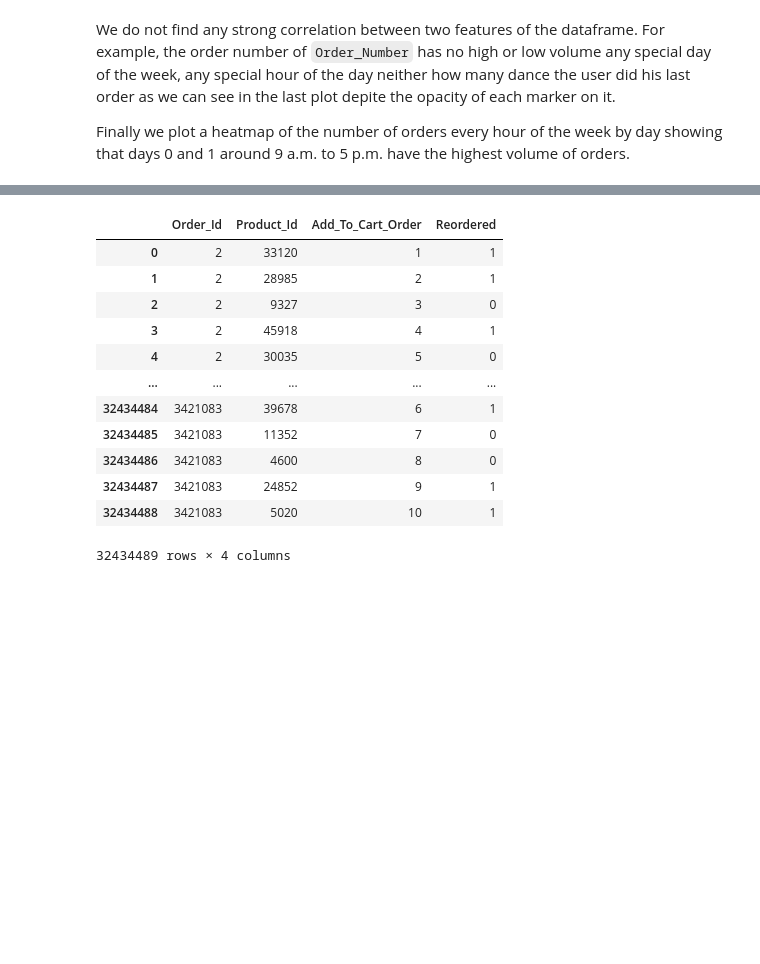
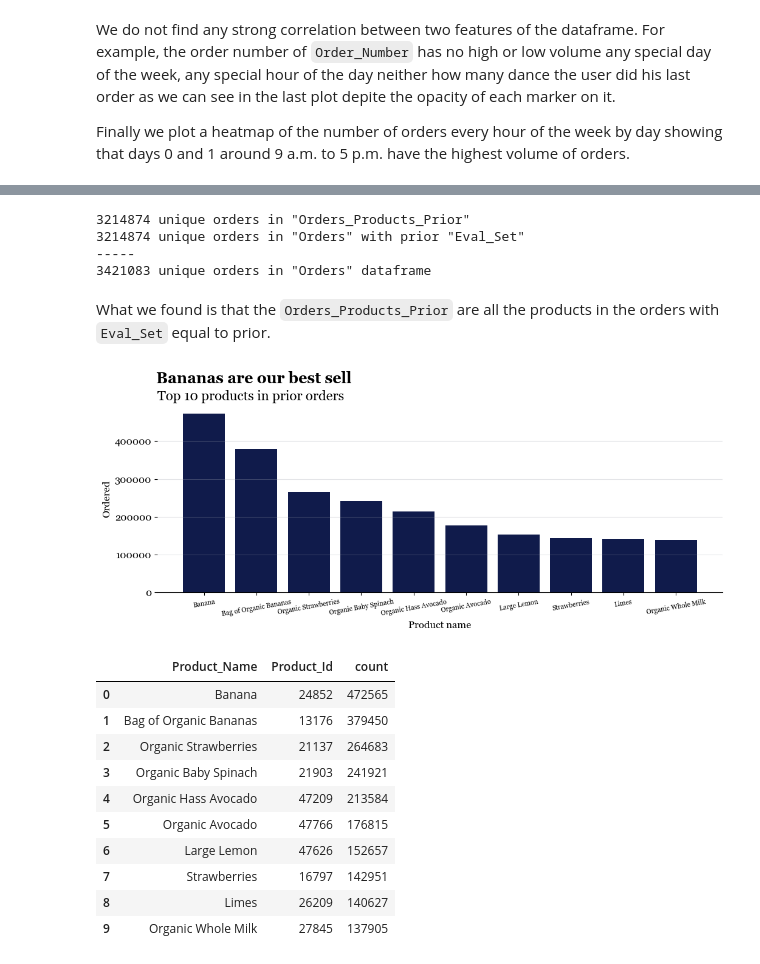
Before and after one commit to juanramosdataexpert/InstacartMarketBasketAnalysis, a Jupyter notebook: Notebooks/EDA.ipynb, the cells around one changed output, grey strips where cells are left out. Drawn from its saved outputs; the diff is of its cells as text; code cells hidden in the pictures; blank space fills up the shorter version.

Commit message:
Individual dataframe analysis

```diff
--- a/Notebooks/EDA.ipynb
+++ b/Notebooks/EDA.ipynb
@@ -476,16 +479,61 @@ dict_keys(['aisles', 'departments', 'order_products__train', 'products', 'sample
-# %%
-dfs['orders_products_prior']
-# %% [output]
-|  | Order_Id | Product_Id | Add_To_Cart_Order | Reordered |
-| 0 | 2 | 33120 | 1 | 1 |
-| 1 | 2 | 28985 | 2 | 1 |
-| 2 | 2 | 9327 | 3 | 0 |
-| 3 | 2 | 45918 | 4 | 1 |
-| 4 | 2 | 30035 | 5 | 0 |
-| ... | ... | ... | ... | ... |
-| 32434484 | 3421083 | 39678 | 6 | 1 |
-| 32434485 | 3421083 | 11352 | 7 | 0 |
-| 32434486 | 3421083 | 4600 | 8 | 0 |
-| 32434487 | 3421083 | 24852 | 9 | 1 |
-| 32434488 | 3421083 | 5020 | 10 | 1 |
-32434489 rows × 4 columns
+# %%
+# Print some important values
+print('{} unique orders in "Orders_Products_Prior"'.format(
+    dfs['orders_products_prior']['Order_Id'].nunique()))
+print('{} unique orders in "Orders" with prior "Eval_Set"'.format(
+    dfs['orders'][dfs['orders']['Eval_Set'] == 'prior']['Order_Id'].nunique()))
+print('-----')
+print('{} unique orders in "Orders" dataframe'.format(
+    dfs['orders']['Order_Id'].nunique()))
+# %% [output]
+3214874 unique orders in "Orders_Products_Prior"
+3214874 unique orders in "Orders" with prior "Eval_Set"
+-----
+3421083 unique orders in "Orders" dataframe
+# %% [markdown]
+What we found is that the `Orders_Products_Prior` are all the products in the orders with `Eval_Set` equal to prior.
+# %%
+# Get the top 10 products of prior evaluation set
+top_10_products_prior = dfs['orders_products_prior']['Product_Id'] \
+    .value_counts() \
+    .head(10) \
+    .reset_index() \
+    .merge(dfs['products'][['Product_Id', 'Product_Name']],
+           how='left',
+           on='Product_Id')[['Product_Name', 'Product_Id', 'count']]
+
+# Plot the best products
+fig, ax = plt.subplots(figsize=[12, 4])
+plt.suptitle('Bananas are our best sell',
+             ha='left', size=18,
+             weight='bold',
+             x=0.123, y=1.02)
+plt.title('Top 10 products in prior orders',
+          loc='left', size=16)
+plt.bar(data=top_10_products_prior,
+        x='Product_Name',
+        height='count',
+        color=juan_colors[0])
+plt.xlabel('Product name')
+plt.xticks(rotation=10, size=8)
+plt.ylabel('Ordered')
+plt.grid(True, color=juan_colors[2],
+         axis='y', alpha=0.3)
+ax.spines[['top', 'left', 'right']].set_visible(False)
+plt.show()
+
+# Show the amount
+top_10_products_prior
+# %% [output]
+[figure, added]
+|  | Product_Name | Product_Id | count |
+| 0 | Banana | 24852 | 472565 |
+| 1 | Bag of Organic Bananas | 13176 | 379450 |
+| 2 | Organic Strawberries | 21137 | 264683 |
+| 3 | Organic Baby Spinach | 21903 | 241921 |
+| 4 | Organic Hass Avocado | 47209 | 213584 |
+| 5 | Organic Avocado | 47766 | 176815 |
+| 6 | Large Lemon | 47626 | 152657 |
+| 7 | Strawberries | 16797 | 142951 |
+| 8 | Limes | 26209 | 140627 |
+| 9 | Organic Whole Milk | 27845 | 137905 |
```
Also changed, not shown: parts of 34 cells of this notebook.
